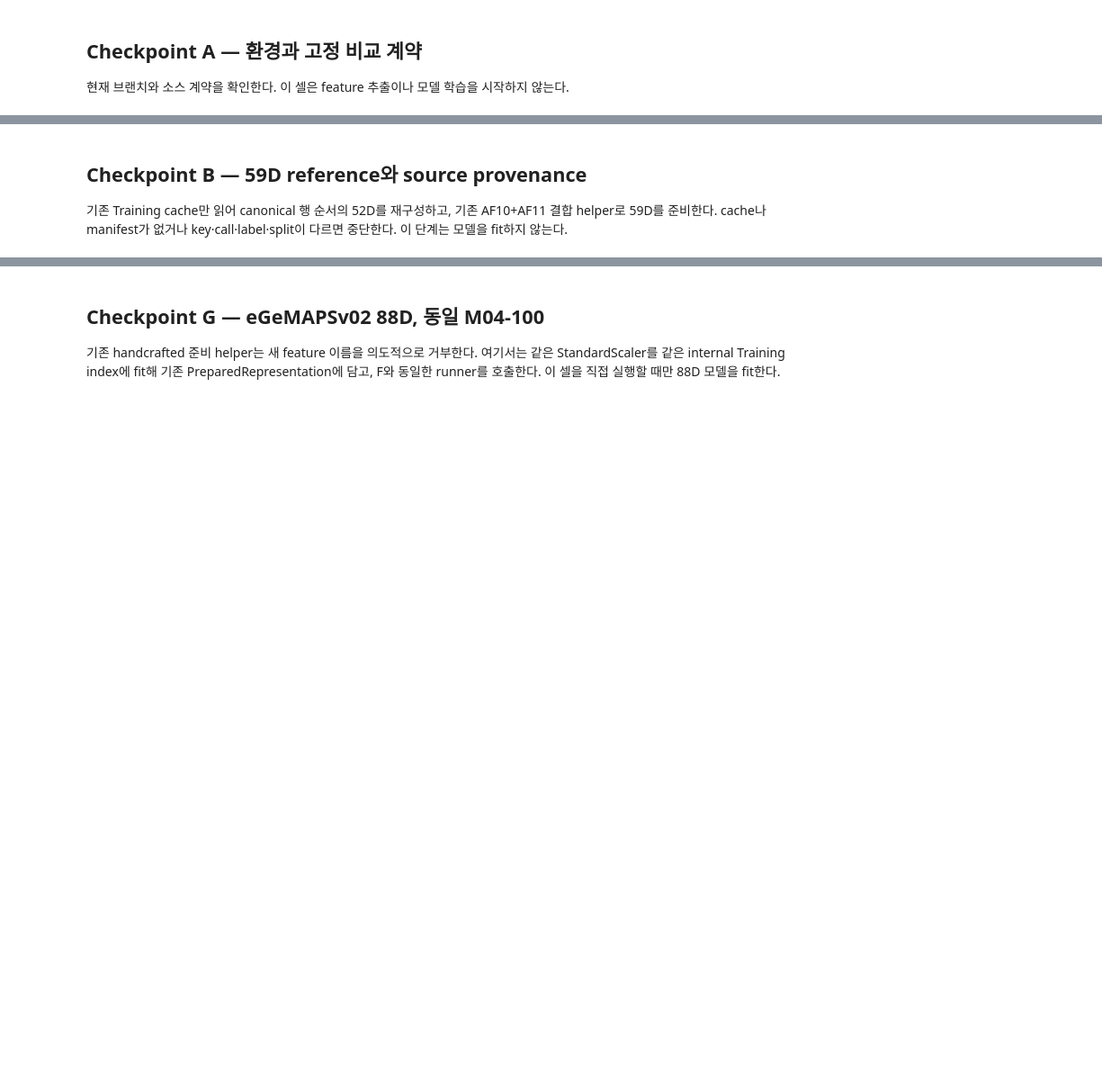
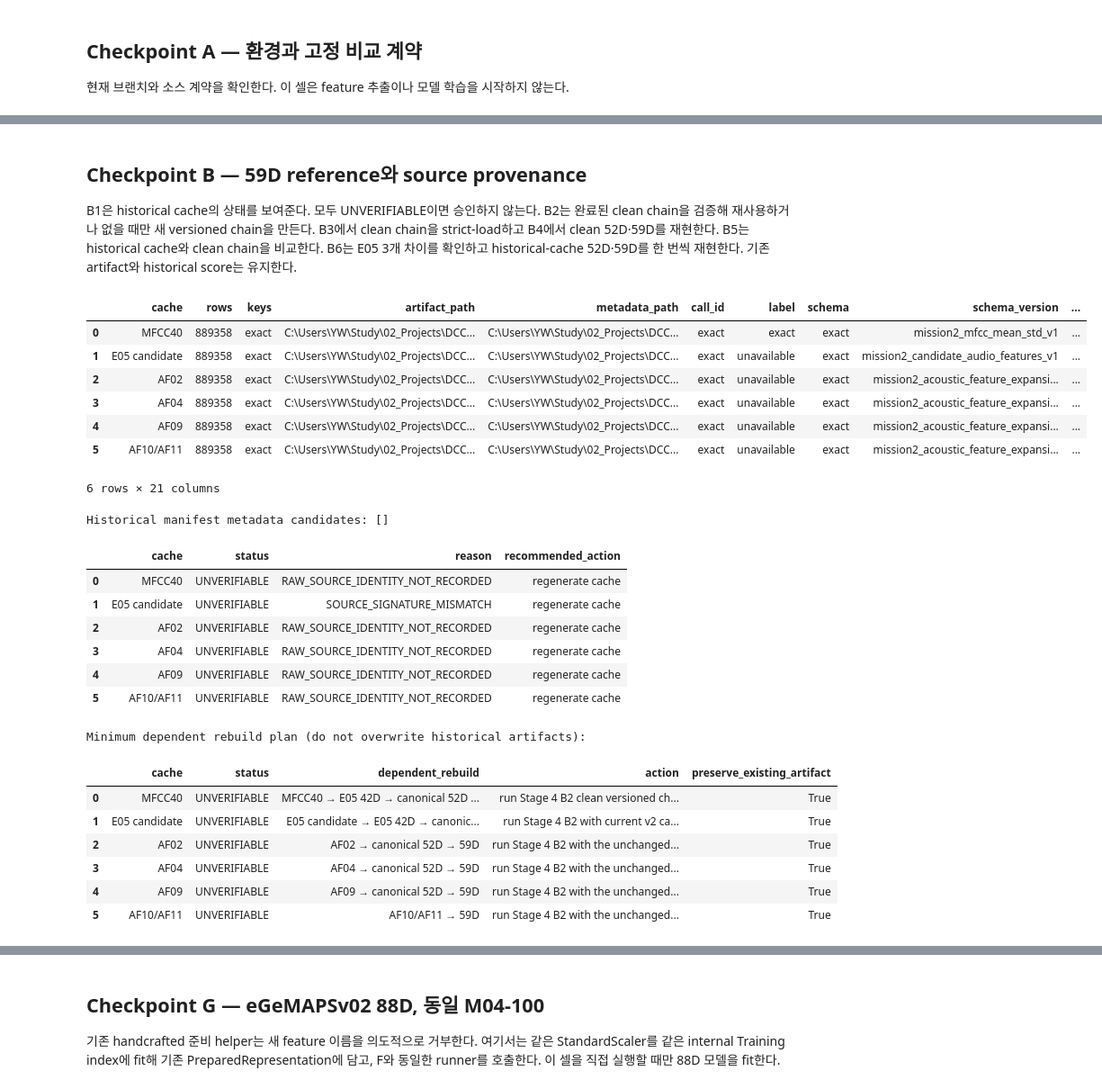
Before and after one commit to eigensinn-dcc2026/prelim, a Jupyter notebook: notebooks/mission2_standard_representation.ipynb, the cells around one changed output, grey strips where cells are left out. Shown at 90% size. Saved outputs shown, nothing was run; the diff lists cells and outputs as text; code cells hidden in the pictures; blank space fills up the shorter version.

Commit message:
feat: complete Mission 2 Stage 4 representation comparison

```diff
--- a/notebooks/mission2_standard_representation.ipynb
+++ b/notebooks/mission2_standard_representation.ipynb
@@ -66,4 +72,55 @@ print("Expected internal split:", dict(EXPECTED_INTERNAL_SPLIT))
 # %% [markdown]
 ## Checkpoint B — 59D reference와 source provenance
 
-기존 Training cache만 읽어 canonical 행 순서의 52D를 재구성하고, 기존 AF10+AF11 결합 helper로 59D를 준비한다. cache나 manifest가 없거나 key·call·label·split이 다르면 중단한다. 이 단계는 모델을 fit하지 않는다.
+B1은 historical cache의 상태를 보여준다. 모두 UNVERIFIABLE이면 승인하지 않는다. B2는 완료된 clean chain을 검증해 재사용하거나 없을 때만 새 versioned chain을 만든다. B3에서 clean chain을 strict-load하고 B4에서 clean 52D·59D를 재현한다. B5는 historical cache와 clean chain을 비교한다. B6는 E05 3개 차이를 확인하고 historical-cache 52D·59D를 한 번씩 재현한다. 기존 artifact와 historical score는 유지한다.
+# %%
+import json
+from dcc_data.mission2_standard_representation import (
+    PROVENANCE_EXACT, audit_historical_af09_divergence,
+    audit_stage4_59d_dependencies,
+    compare_manifest_inventories, find_historical_manifest_metadata,
+    minimum_59d_rebuild_plan,
+)
+audit_59d = audit_stage4_59d_dependencies(REPO_ROOT)
+display(audit_59d)
+old_signature = "5cea8f5595d7ae02fea1dea3c4b8d26916902a91560ca44602e004cdfd3752c6"
+old_manifests = find_historical_manifest_metadata(
+    (REPO_ROOT / "tmp" / "mission2_eda", REPO_ROOT / "data" / "processed"),
+    old_signature,
+)
+print("Historical manifest metadata candidates:", old_manifests)
+for old_path in old_manifests:
+    old_meta = json.loads(old_path.read_text(encoding="utf-8"))
+    current_meta = json.loads(standalone_training_cache_paths(REPO_ROOT).manifest_metadata.read_text(encoding="utf-8"))
+    inventory_audit = compare_manifest_inventories(old_meta, current_meta)
+    print(old_path, inventory_audit["status"])
+    display(pd.DataFrame(inventory_audit.get("differences", [])))
+display(audit_59d.loc[audit_59d["status"] != PROVENANCE_EXACT,
+                  ["cache", "status", "reason", "recommended_action"]])
+print("Minimum dependent rebuild plan (do not overwrite historical artifacts):")
+display(minimum_59d_rebuild_plan(audit_59d))
+# %% [output]
+|  | cache | rows | keys | artifact_path | metadata_path | call_id | label | schema | schema_version | ... |
+| 0 | MFCC40 | 889358 | exact | C:\Users\YW\Study\02_Projects\DCC... | C:\Users\YW\Study\02_Projects\DCC... | exact | exact | exact | mission2_mfcc_mean_std_v1 | ... |
+| 1 | E05 candidate | 889358 | exact | C:\Users\YW\Study\02_Projects\DCC... | C:\Users\YW\Study\02_Projects\DCC... | exact | unavailable | exact | mission2_candidate_audio_features_v1 | ... |
+| 2 | AF02 | 889358 | exact | C:\Users\YW\Study\02_Projects\DCC... | C:\Users\YW\Study\02_Projects\DCC... | exact | unavailable | exact | mission2_acoustic_feature_expansi... | ... |
+| 3 | AF04 | 889358 | exact | C:\Users\YW\Study\02_Projects\DCC... | C:\Users\YW\Study\02_Projects\DCC... | exact | unavailable | exact | mission2_acoustic_feature_expansi... | ... |
+| 4 | AF09 | 889358 | exact | C:\Users\YW\Study\02_Projects\DCC... | C:\Users\YW\Study\02_Projects\DCC... | exact | unavailable | exact | mission2_acoustic_feature_expansi... | ... |
+| 5 | AF10/AF11 | 889358 | exact | C:\Users\YW\Study\02_Projects\DCC... | C:\Users\YW\Study\02_Projects\DCC... | exact | unavailable | exact | mission2_acoustic_feature_expansi... | ... |
+6 rows × 21 columns
+Historical manifest metadata candidates: []
+|  | cache | status | reason | recommended_action |
+| 0 | MFCC40 | UNVERIFIABLE | RAW_SOURCE_IDENTITY_NOT_RECORDED | regenerate cache |
+| 1 | E05 candidate | UNVERIFIABLE | SOURCE_SIGNATURE_MISMATCH | regenerate cache |
+| 2 | AF02 | UNVERIFIABLE | RAW_SOURCE_IDENTITY_NOT_RECORDED | regenerate cache |
+| 3 | AF04 | UNVERIFIABLE | RAW_SOURCE_IDENTITY_NOT_RECORDED | regenerate cache |
+| 4 | AF09 | UNVERIFIABLE | RAW_SOURCE_IDENTITY_NOT_RECORDED | regenerate cache |
+| 5 | AF10/AF11 | UNVERIFIABLE | RAW_SOURCE_IDENTITY_NOT_RECORDED | regenerate cache |
+Minimum dependent rebuild plan (do not overwrite historical artifacts):
+|  | cache | status | dependent_rebuild | action | preserve_existing_artifact |
+| 0 | MFCC40 | UNVERIFIABLE | MFCC40 → E05 42D → canonical 52D ... | run Stage 4 B2 clean versioned ch... | True |
+| 1 | E05 candidate | UNVERIFIABLE | E05 candidate → E05 42D → canonic... | run Stage 4 B2 with current v2 ca... | True |
+| 2 | AF02 | UNVERIFIABLE | AF02 → canonical 52D → 59D | run Stage 4 B2 with the unchanged... | True |
+| 3 | AF04 | UNVERIFIABLE | AF04 → canonical 52D → 59D | run Stage 4 B2 with the unchanged... | True |
+| 4 | AF09 | UNVERIFIABLE | AF09 → canonical 52D → 59D | run Stage 4 B2 with the unchanged... | True |
+| 5 | AF10/AF11 | UNVERIFIABLE | AF10/AF11 → 59D | run Stage 4 B2 with the unchanged... | True |
```
Also changed, not shown: parts of 34 cells of this notebook, 8 other files.
